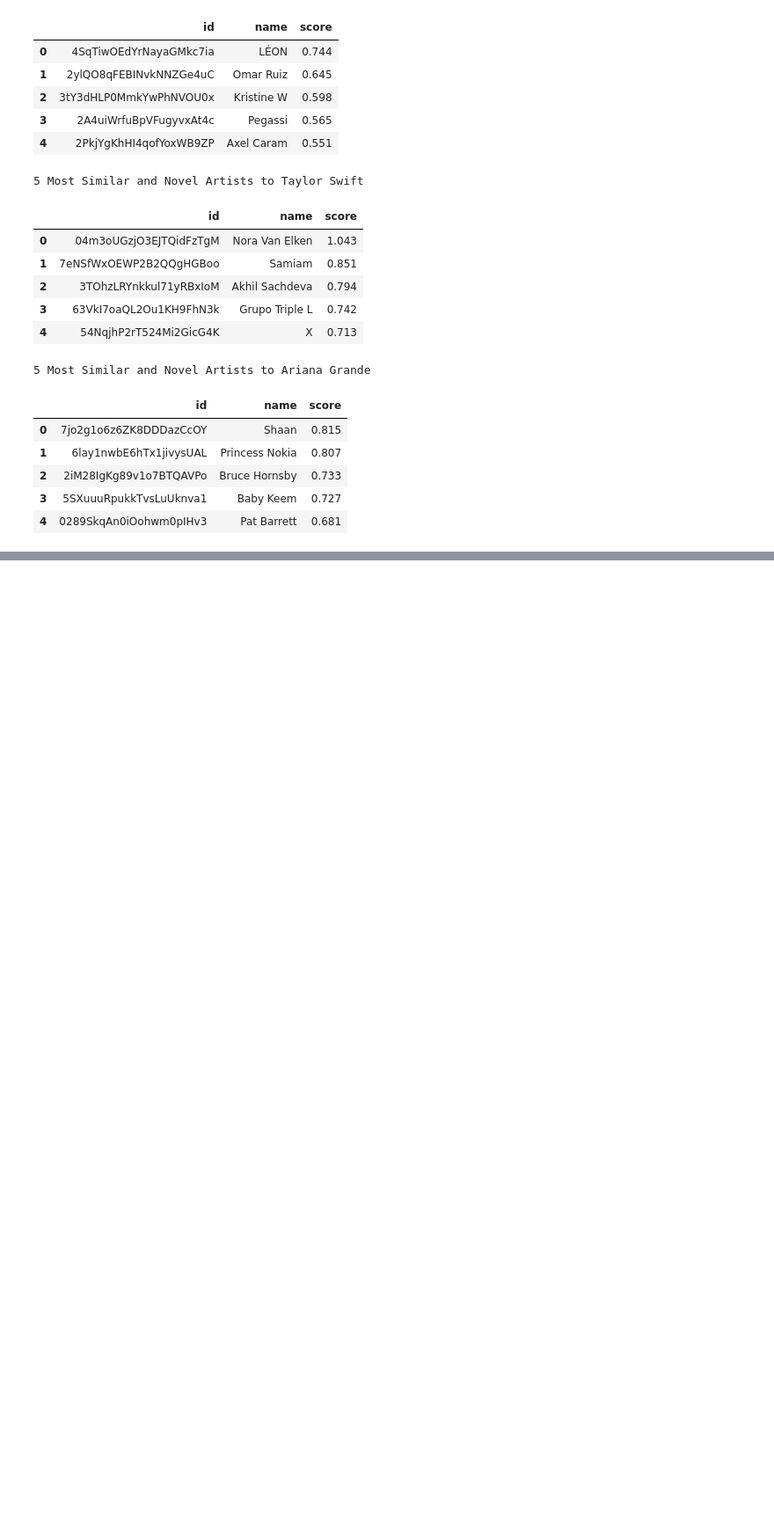
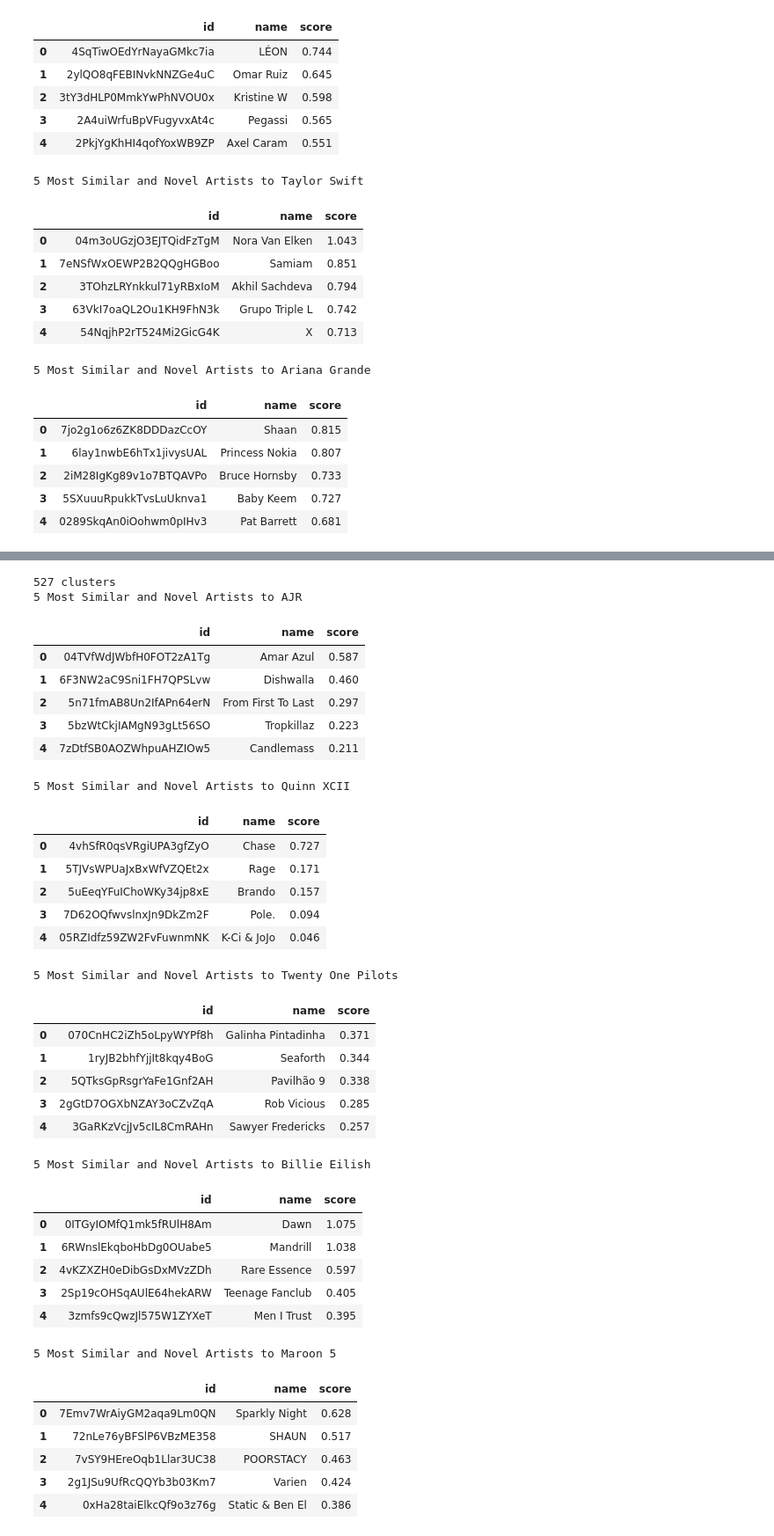
Before and after one commit to TylerJang27/Twitifynd, a Jupyter notebook: logs_demo.ipynb, the cells around one changed output, grey strips where cells are left out. Shown: that part at 88% size. Cells and saved outputs as stored; diff of their text form; code cells hidden in the pictures; blank space fills up the shorter version.

```diff
--- a/logs_demo.ipynb
+++ b/logs_demo.ipynb
@@ -158,0 +223,41 @@ display_recs(['1uNFoZAHBGtllmzznpCI3s', '06HL4z0CvFAxyc27GXpf02', '66CXWjxzNUsdJ
+# %%
+# 4 artist per cluster
+display_recs(['6s22t5Y3prQHyaHWUN1R1C', '3ApUX1o6oSz321MMECyIYd', '3YQKmKGau1PzlVlkL1iodx',
+              '6qqNVTkY8uBg9cP3Jd7DAH', '04gDigrS5kc9YWfZHwBETP'], 4)
+# %% [output]
+527 clusters
+5 Most Similar and Novel Artists to AJR
+|  | id | name | score |
+| 0 | 04TVfWdJWbfH0FOT2zA1Tg | Amar Azul | 0.587 |
+| 1 | 6F3NW2aC9Sni1FH7QPSLvw | Dishwalla | 0.460 |
+| 2 | 5n71fmAB8Un2IfAPn64erN | From First To Last | 0.297 |
+| 3 | 5bzWtCkjIAMgN93gLt56SO | Tropkillaz | 0.223 |
+| 4 | 7zDtfSB0AOZWhpuAHZIOw5 | Candlemass | 0.211 |
+5 Most Similar and Novel Artists to Quinn XCII
+|  | id | name | score |
+| 0 | 4vhSfR0qsVRgiUPA3gfZyO | Chase | 0.727 |
+| 1 | 5TJVsWPUaJxBxWfVZQEt2x | Rage | 0.171 |
+| 2 | 5uEeqYFuIChoWKy34jp8xE | Brando | 0.157 |
+| 3 | 7D62OQfwvslnxJn9DkZm2F | Pole. | 0.094 |
+| 4 | 05RZIdfz59ZW2FvFuwnmNK | K-Ci & JoJo | 0.046 |
+5 Most Similar and Novel Artists to Twenty One Pilots
+|  | id | name | score |
+| 0 | 070CnHC2iZh5oLpyWYPf8h | Galinha Pintadinha | 0.371 |
+| 1 | 1ryJB2bhfYjjIt8kqy4BoG | Seaforth | 0.344 |
+| 2 | 5QTksGpRsgrYaFe1Gnf2AH | Pavilhão 9 | 0.338 |
+| 3 | 2gGtD7OGXbNZAY3oCZvZqA | Rob Vicious | 0.285 |
+| 4 | 3GaRKzVcjJv5cIL8CmRAHn | Sawyer Fredericks | 0.257 |
+5 Most Similar and Novel Artists to Billie Eilish
+|  | id | name | score |
+| 0 | 0ITGyIOMfQ1mk5fRUlH8Am | Dawn | 1.075 |
+| 1 | 6RWnslEkqboHbDg0OUabe5 | Mandrill | 1.038 |
+| 2 | 4vKZXZH0eDibGsDxMVzZDh | Rare Essence | 0.597 |
+| 3 | 2Sp19cOHSqAUlE64hekARW | Teenage Fanclub | 0.405 |
+| 4 | 3zmfs9cQwzJl575W1ZYXeT | Men I Trust | 0.395 |
+5 Most Similar and Novel Artists to Maroon 5
+|  | id | name | score |
+| 0 | 7Emv7WrAiyGM2aqa9Lm0QN | Sparkly Night | 0.628 |
+| 1 | 72nLe76yBFSlP6VBzME358 | SHAUN | 0.517 |
+| 2 | 7vSY9HEreOqb1Llar3UC38 | POORSTACY | 0.463 |
+| 3 | 2g1JSu9UfRcQQYb3b03Km7 | Varien | 0.424 |
+| 4 | 0xHa28taiElkcQf9o3z76g | Static & Ben El | 0.386 |
```
Also changed, not shown: parts of 11 cells of this notebook.
